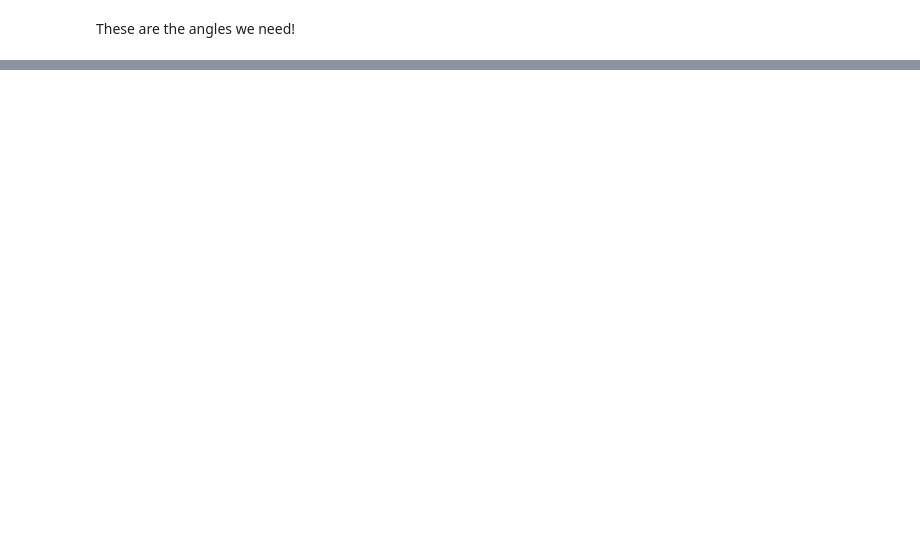
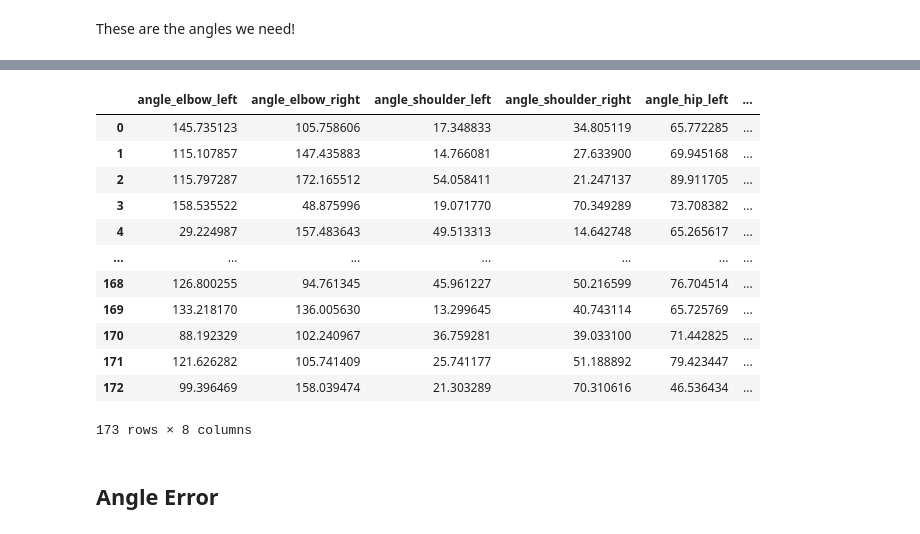
Before and after one commit to lennijanssen/hathaproject, a Jupyter notebook: notebooks/Lennart.ipynb, the cells around one changed output, grey strips where cells are left out. Saved outputs shown, nothing was run; the diff lists cells and outputs as text; code cells hidden in the pictures; blank space fills up the shorter version.

```diff
--- a/notebooks/Lennart.ipynb
+++ b/notebooks/Lennart.ipynb
@@ -26,3 +325,4 @@ lm = array[0][0]
 # %%
+lm = image_landmarks
 lm
 # %% [output]
@@ -153,0 +510,4 @@ angle_list
+# %%
+lst = []
+for x in xyz:
+    lst.append(angle_function(x)[1])
@@ -153,0 +536,2 @@ angle_list
+# %%
+df = pd.DataFrame(lst)
@@ -153,0 +548,20 @@ angle_list
+# %%
+df.columns = angle_name_list
+# %%
+df
+# %% [output]
+|  | angle_elbow_left | angle_elbow_right | angle_shoulder_left | angle_shoulder_right | angle_hip_left | ... |
+| 0 | 145.735123 | 105.758606 | 17.348833 | 34.805119 | 65.772285 | ... |
+| 1 | 115.107857 | 147.435883 | 14.766081 | 27.633900 | 69.945168 | ... |
+| 2 | 115.797287 | 172.165512 | 54.058411 | 21.247137 | 89.911705 | ... |
+| 3 | 158.535522 | 48.875996 | 19.071770 | 70.349289 | 73.708382 | ... |
+| 4 | 29.224987 | 157.483643 | 49.513313 | 14.642748 | 65.265617 | ... |
+| ... | ... | ... | ... | ... | ... | ... |
+| 168 | 126.800255 | 94.761345 | 45.961227 | 50.216599 | 76.704514 | ... |
+| 169 | 133.218170 | 136.005630 | 13.299645 | 40.743114 | 65.725769 | ... |
+| 170 | 88.192329 | 102.240967 | 36.759281 | 39.033100 | 71.442825 | ... |
+| 171 | 121.626282 | 105.741409 | 25.741177 | 51.188892 | 79.423447 | ... |
+| 172 | 99.396469 | 158.039474 | 21.303289 | 70.310616 | 46.536434 | ... |
+173 rows × 8 columns
+# %% [markdown]
+## Angle Error
```
Also changed, not shown: parts of 48 cells of this notebook, 1 other file.
